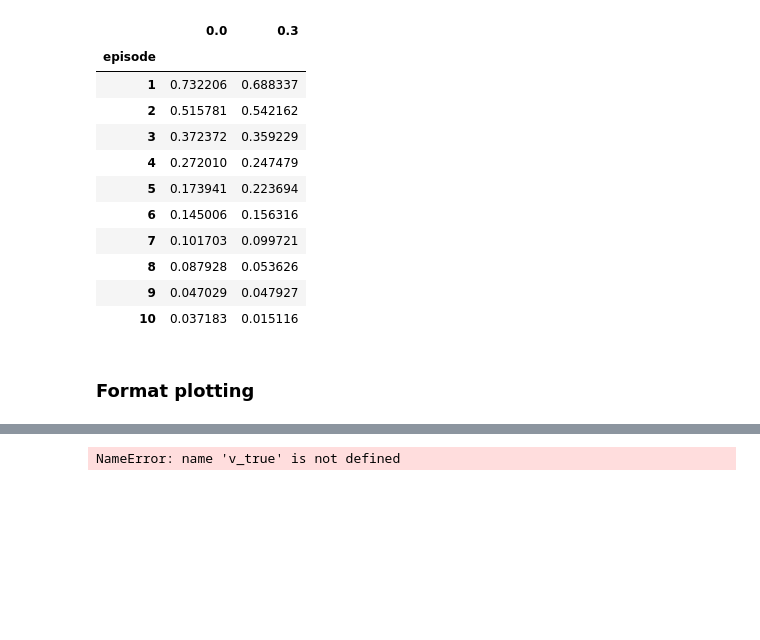
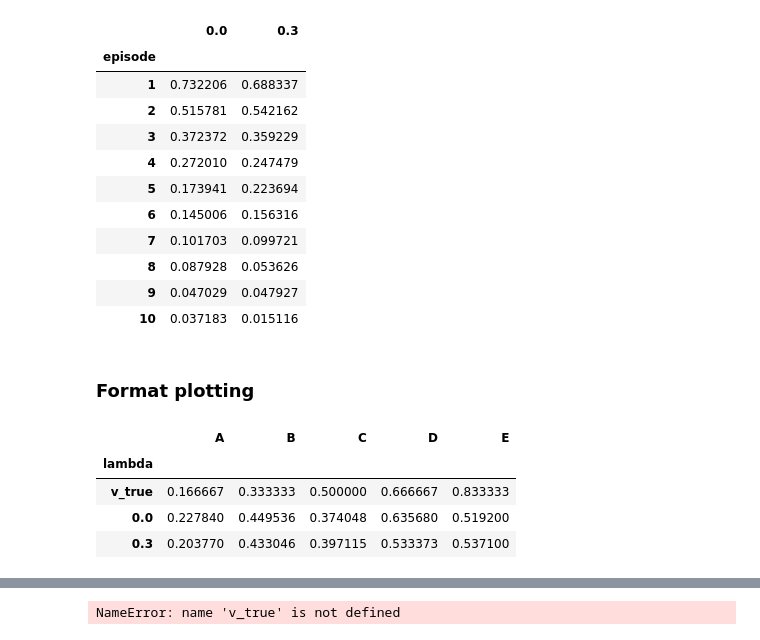
Before and after one commit to ucals/RLDM, a Jupyter notebook: project1/backup/live_plot_template.ipynb, the cells around one changed output, grey strips where cells are left out. Saved outputs shown, nothing was run; the diff lists cells and outputs as text; code cells hidden in the pictures; blank space fills up the shorter version.

```diff
--- a/project1/backup/live_plot_template.ipynb
+++ b/project1/backup/live_plot_template.ipynb
@@ -63,3 +63,11 @@ df_error = pd.read_csv(file_error, index_col=0)
 f = open(file_annotation, "r")
 annotation = f.read()
 f.close()
+# %%
+df_v
+# %% [output]
+|  | A | B | C | D | E |
+| lambda |  |  |  |  |  |
+| v_true | 0.166667 | 0.333333 | 0.500000 | 0.666667 | 0.833333 |
+| 0.0 | 0.227840 | 0.449536 | 0.374048 | 0.635680 | 0.519200 |
+| 0.3 | 0.203770 | 0.433046 | 0.397115 | 0.533373 | 0.537100 |
```
Also changed, not shown: parts of 6 cells of this notebook, 15 other files.
